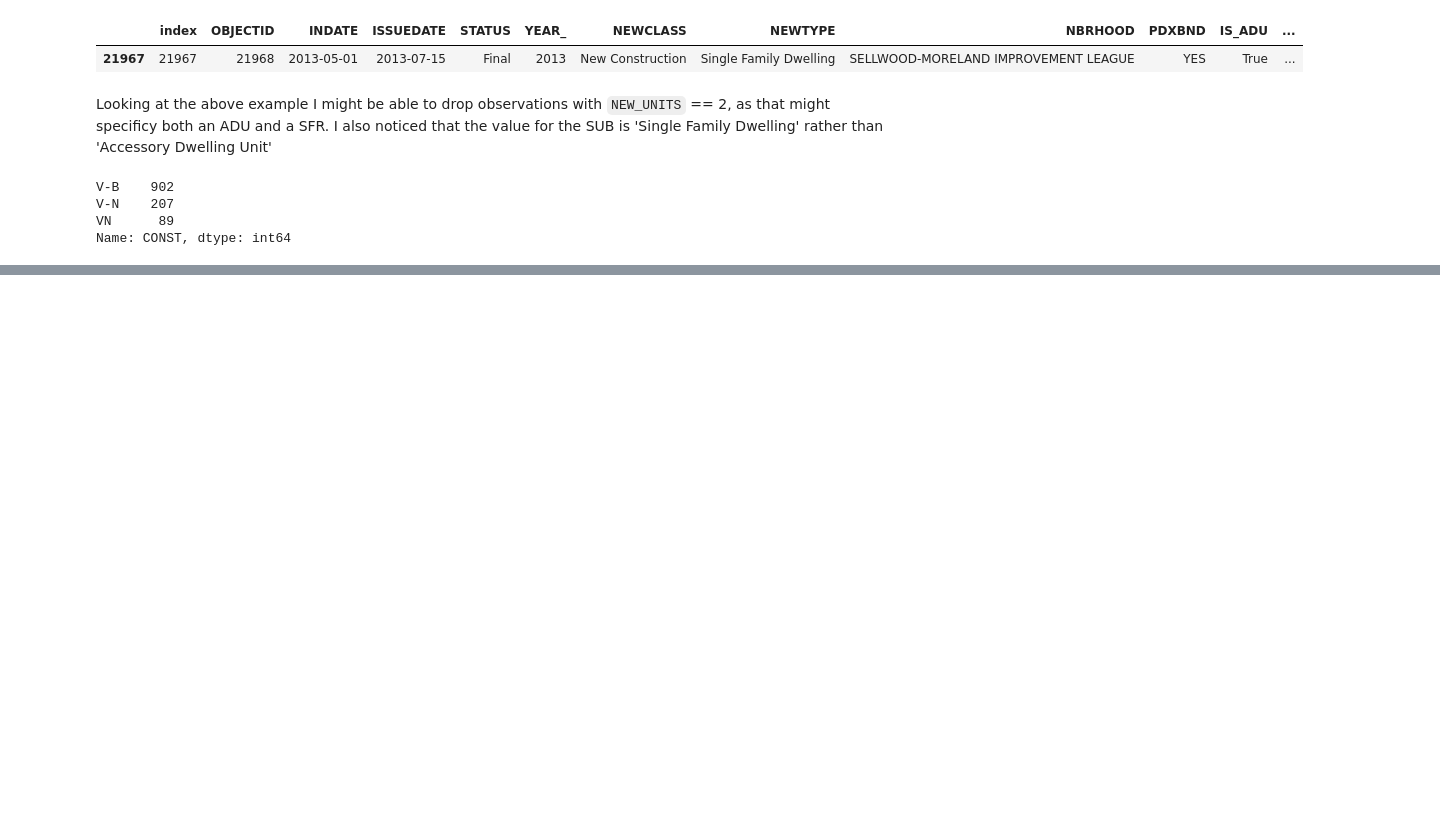
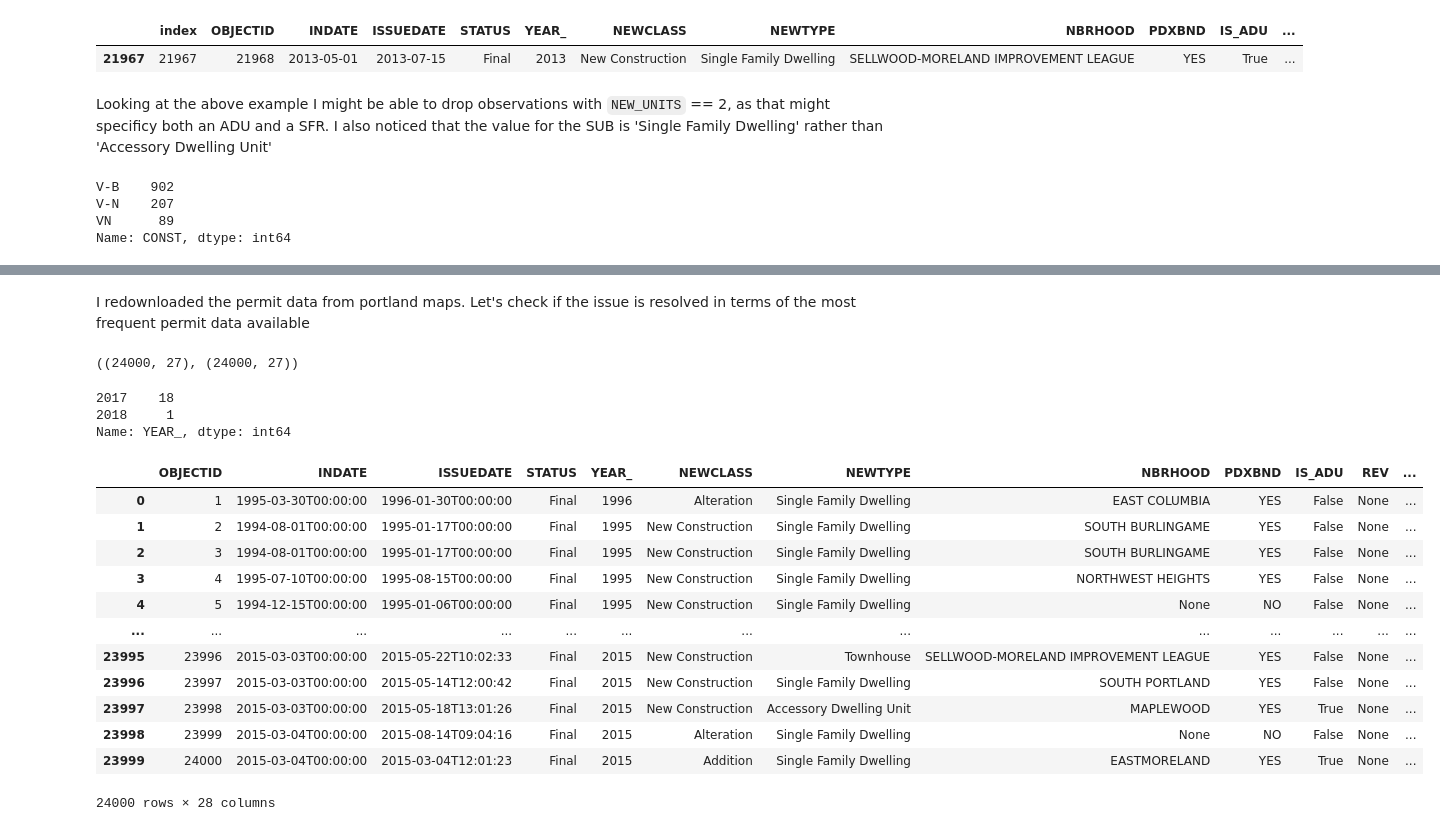
Before and after one commit to buchmayne/adyou, a Jupyter notebook: permits/Permits-EDA.ipynb, the cells around one changed output, grey strips where cells are left out. Drawn from its saved outputs; the diff is of its cells as text; code cells hidden in the pictures; blank space fills up the shorter version.

Commit message:
was able to double check issue regarding what permit data is available, and accessed data from API. Sent an email regarding discrepency

```diff
--- a/permits/Permits-EDA.ipynb
+++ b/permits/Permits-EDA.ipynb
@@ -186,0 +181,2 @@ m
+# %% [markdown]
+I redownloaded the permit data from portland maps. Let's check if the issue is resolved in terms of the most frequent permit data available
@@ -186,0 +189,26 @@ m
+# %%
+new_permits.shape, old_permits.shape
+# %% [output]
+((24000, 27), (24000, 27))
+# %%
+new_permits.loc[new_permits['YEAR_'] > 2016, 'YEAR_'].value_counts()
+# %% [output]
+2017    18
+2018     1
+Name: YEAR_, dtype: int64
+# %%
+gpd.read_file('https://opendata.arcgis.com/datasets/797a38ddb60a471392ea9134448ad6c2_89.geojson')
+# %% [output]
+|  | OBJECTID | INDATE | ISSUEDATE | STATUS | YEAR_ | NEWCLASS | NEWTYPE | NBRHOOD | PDXBND | IS_ADU | REV | ... |
+| 0 | 1 | 1995-03-30T00:00:00 | 1996-01-30T00:00:00 | Final | 1996 | Alteration | Single Family Dwelling | EAST COLUMBIA | YES | False | None | ... |
+| 1 | 2 | 1994-08-01T00:00:00 | 1995-01-17T00:00:00 | Final | 1995 | New Construction | Single Family Dwelling | SOUTH BURLINGAME | YES | False | None | ... |
+| 2 | 3 | 1994-08-01T00:00:00 | 1995-01-17T00:00:00 | Final | 1995 | New Construction | Single Family Dwelling | SOUTH BURLINGAME | YES | False | None | ... |
+| 3 | 4 | 1995-07-10T00:00:00 | 1995-08-15T00:00:00 | Final | 1995 | New Construction | Single Family Dwelling | NORTHWEST HEIGHTS | YES | False | None | ... |
+| 4 | 5 | 1994-12-15T00:00:00 | 1995-01-06T00:00:00 | Final | 1995 | New Construction | Single Family Dwelling | None | NO | False | None | ... |
+| ... | ... | ... | ... | ... | ... | ... | ... | ... | ... | ... | ... | ... |
+| 23995 | 23996 | 2015-03-03T00:00:00 | 2015-05-22T10:02:33 | Final | 2015 | New Construction | Townhouse | SELLWOOD-MORELAND IMPROVEMENT LEAGUE | YES | False | None | ... |
+| 23996 | 23997 | 2015-03-03T00:00:00 | 2015-05-14T12:00:42 | Final | 2015 | New Construction | Single Family Dwelling | SOUTH PORTLAND | YES | False | None | ... |
+| 23997 | 23998 | 2015-03-03T00:00:00 | 2015-05-18T13:01:26 | Final | 2015 | New Construction | Accessory Dwelling Unit | MAPLEWOOD | YES | True | None | ... |
+| 23998 | 23999 | 2015-03-04T00:00:00 | 2015-08-14T09:04:16 | Final | 2015 | Alteration | Single Family Dwelling | None | NO | False | None | ... |
+| 23999 | 24000 | 2015-03-04T00:00:00 | 2015-03-04T12:01:23 | Final | 2015 | Addition | Single Family Dwelling | EASTMORELAND | YES | True | None | ... |
+24000 rows × 28 columns
```
Also changed, not shown: parts of 10 cells of this notebook.
